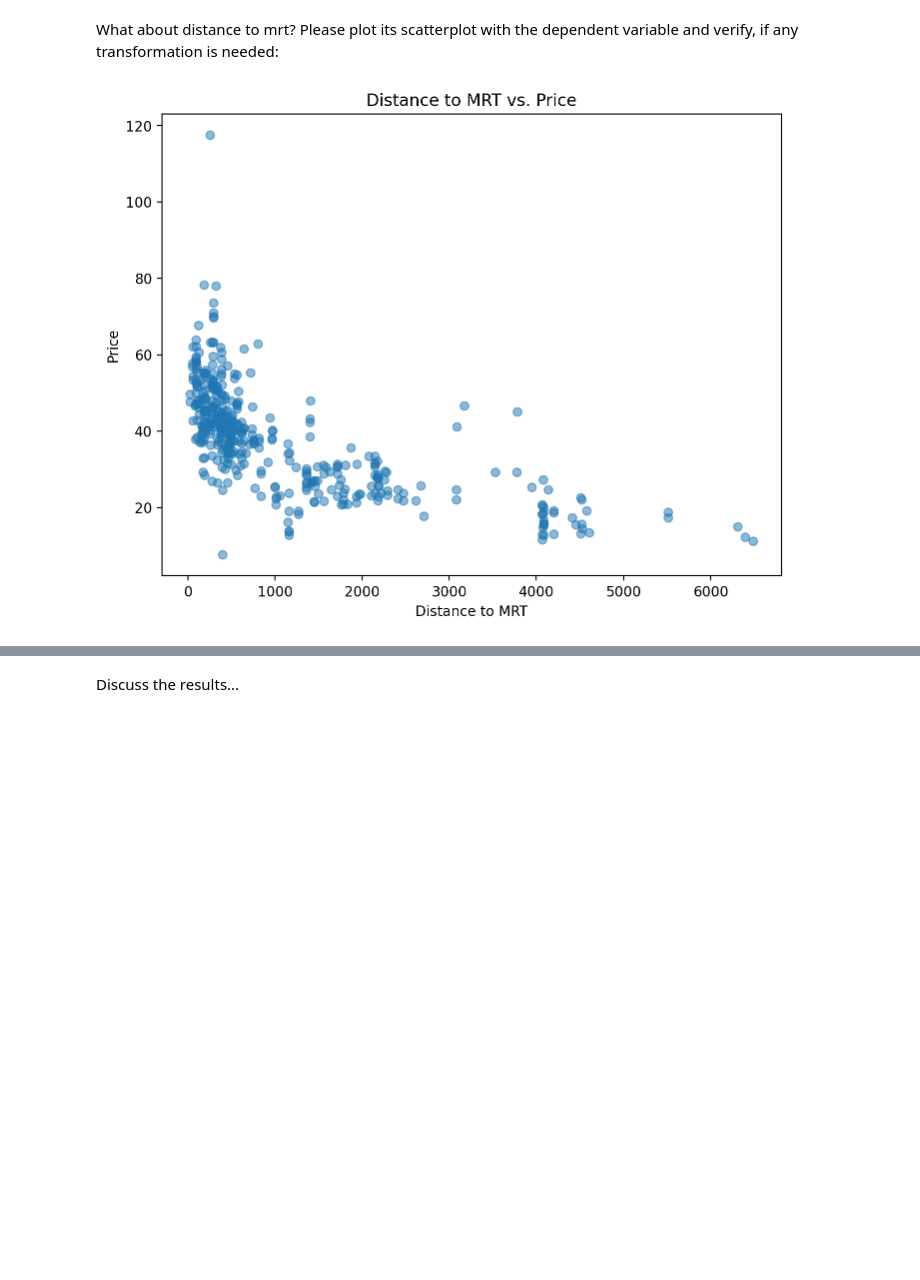
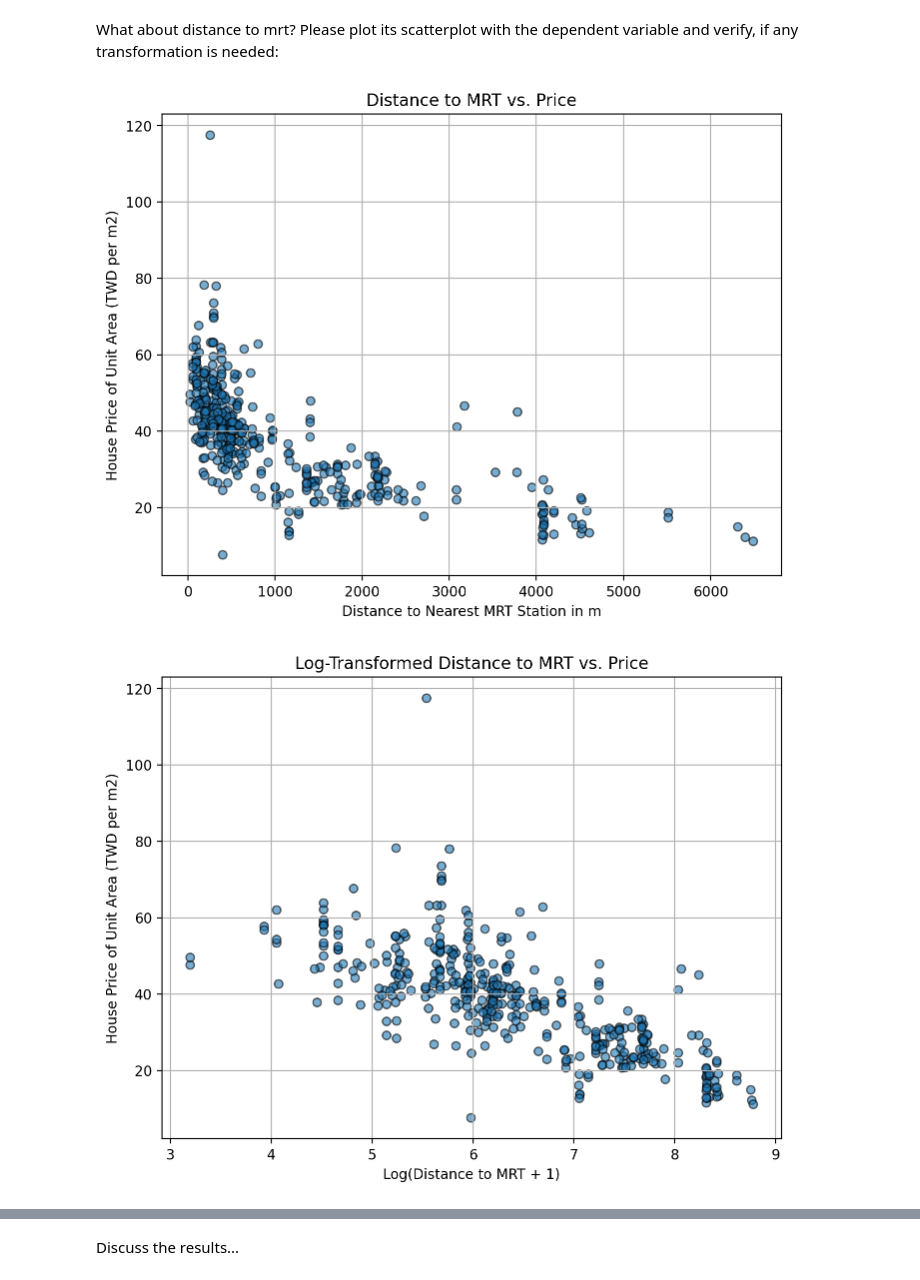
Before and after one commit to arietz/DS2025, a Jupyter notebook: Report7/Exercise10.ipynb, the cells around one changed output, grey strips where cells are left out. Saved outputs shown, nothing was run; the diff lists cells and outputs as text; code cells hidden in the pictures; blank space fills up the shorter version.

```diff
--- a/Report7/Exercise10.ipynb
+++ b/Report7/Exercise10.ipynb
@@ -293,16 +381,32 @@ strong multicollinearity or other numerical problems.
 # %% [markdown]
 What about distance to mrt? Please plot its scatterplot with the dependent variable and verify, if any transformation is needed:
 # %%
+# Your code here
+import pandas as pd
+import matplotlib.pyplot as plt
+import numpy as np
+
+df = pd.read_csv("real_estate.csv")
+
 plt.figure(figsize=(8, 6))
-plt.scatter(df_estate["dist_to_mrt_m"],
-            df_estate["price_twd_msq"],
-            alpha=0.5)
-plt.xlabel("Distance to MRT")
-plt.ylabel("Price")
-plt.title("Distance to MRT vs. Price")
+plt.scatter(df['distance to the nearest MRT station'], df['house price of unit area'], alpha=0.6, edgecolors='k')
+plt.xlabel('Distance to Nearest MRT Station in m')
+plt.ylabel('House Price of Unit Area (TWD per m2)')
+plt.title('Distance to MRT vs. Price')
+plt.grid(True)
 plt.show()
+
+df['log_distance'] = np.log1p(df['distance to the nearest MRT station'])
+plt.figure(figsize=(8, 6))
+plt.scatter(df['log_distance'], df['house price of unit area'], alpha=0.6, edgecolors='k')
+plt.xlabel('Log(Distance to MRT + 1)')
+plt.ylabel('House Price of Unit Area (TWD per m2)')
+plt.title('Log-Transformed Distance to MRT vs. Price')
+plt.grid(True)
+plt.show()
 # %% [output]
-[figure, old version]
+[figure, new version]
+[figure, added]
 # %%
 # If any transformation is necessary, please estimate the Model3 with the transformed distance to mrt.
 
```
Also changed, not shown: parts of 11 cells of this notebook, 14 other files.
